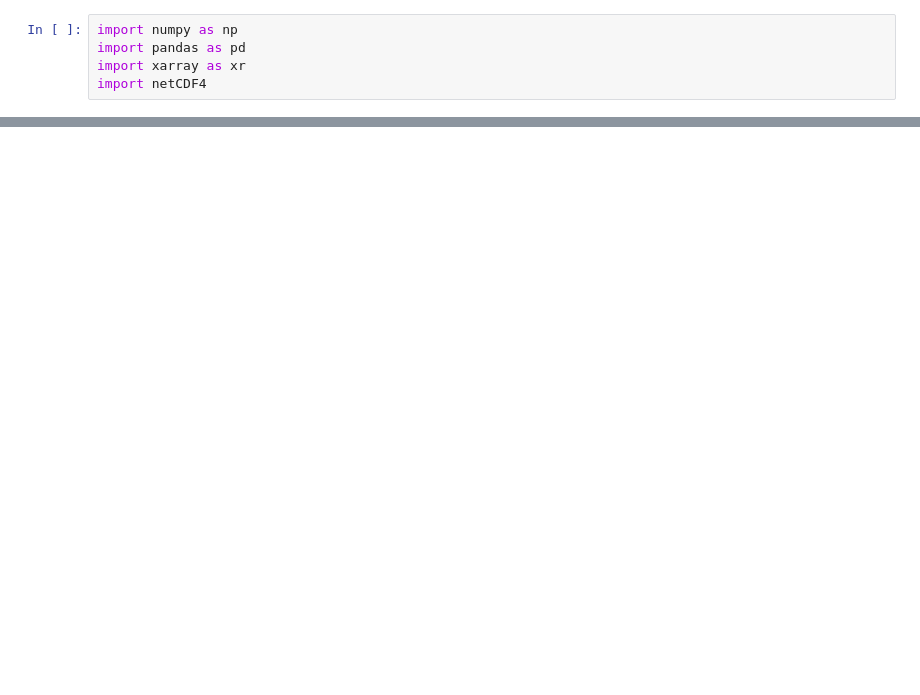
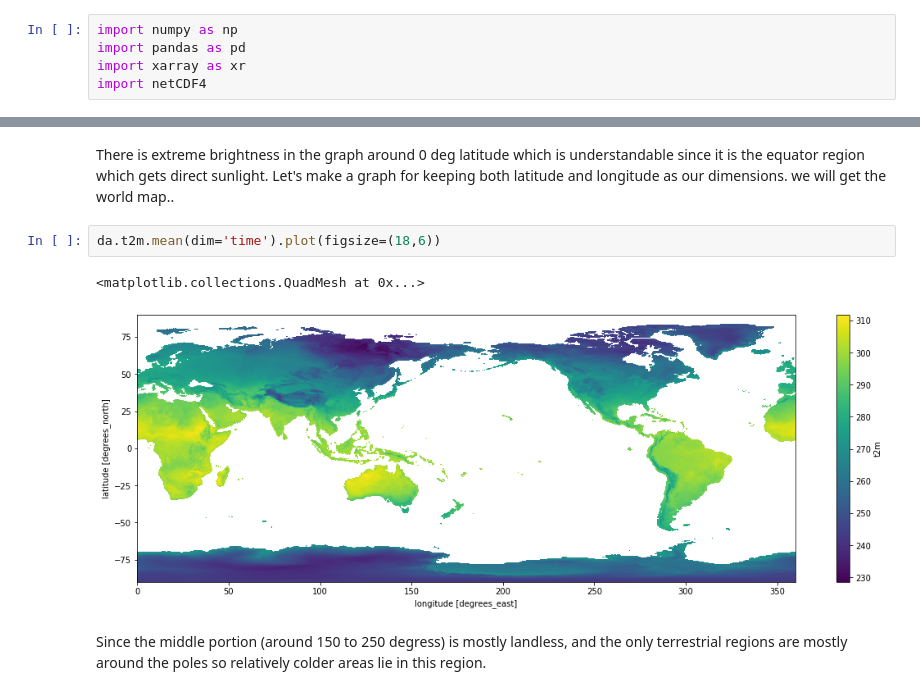
Before and after one commit to visvash/Climate-Informatics, a Jupyter notebook: Climate Informatics Project.ipynb, the cells around one changed output, grey strips where cells are left out. Cells and saved outputs as stored; diff of their text form; blank space fills up the shorter version.

```diff
--- a/Climate Informatics Project.ipynb
+++ b/Climate Informatics Project.ipynb
@@ -52,0 +234,10 @@ Attributes:
+# %% [markdown]
+There is extreme brightness in the graph around 0 deg latitude which is understandable since it is the equator region which gets direct sunlight.
+Let's make a graph for keeping both latitude and longitude as our dimensions. we will get the world map..
+# %%
+da.t2m.mean(dim='time').plot(figsize=(18,6))
+# %% [output]
+<matplotlib.collections.QuadMesh at 0x...>
+[figure, added]
+# %% [markdown]
+Since the middle portion (around 150 to 250 degress) is mostly landless, and the only terrestrial regions are mostly around the poles so relatively colder areas lie in this region.
```
Also changed, not shown: parts of 68 cells of this notebook.
